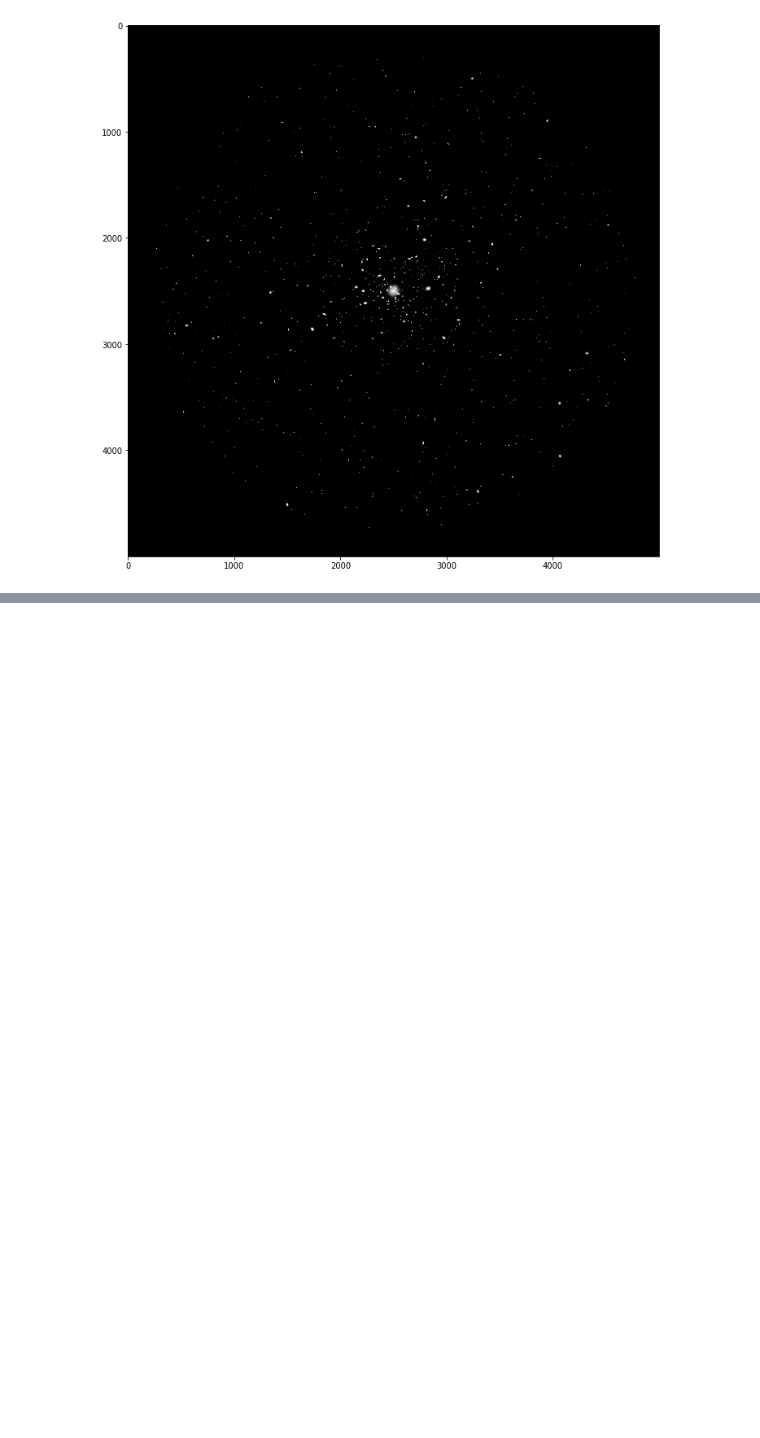
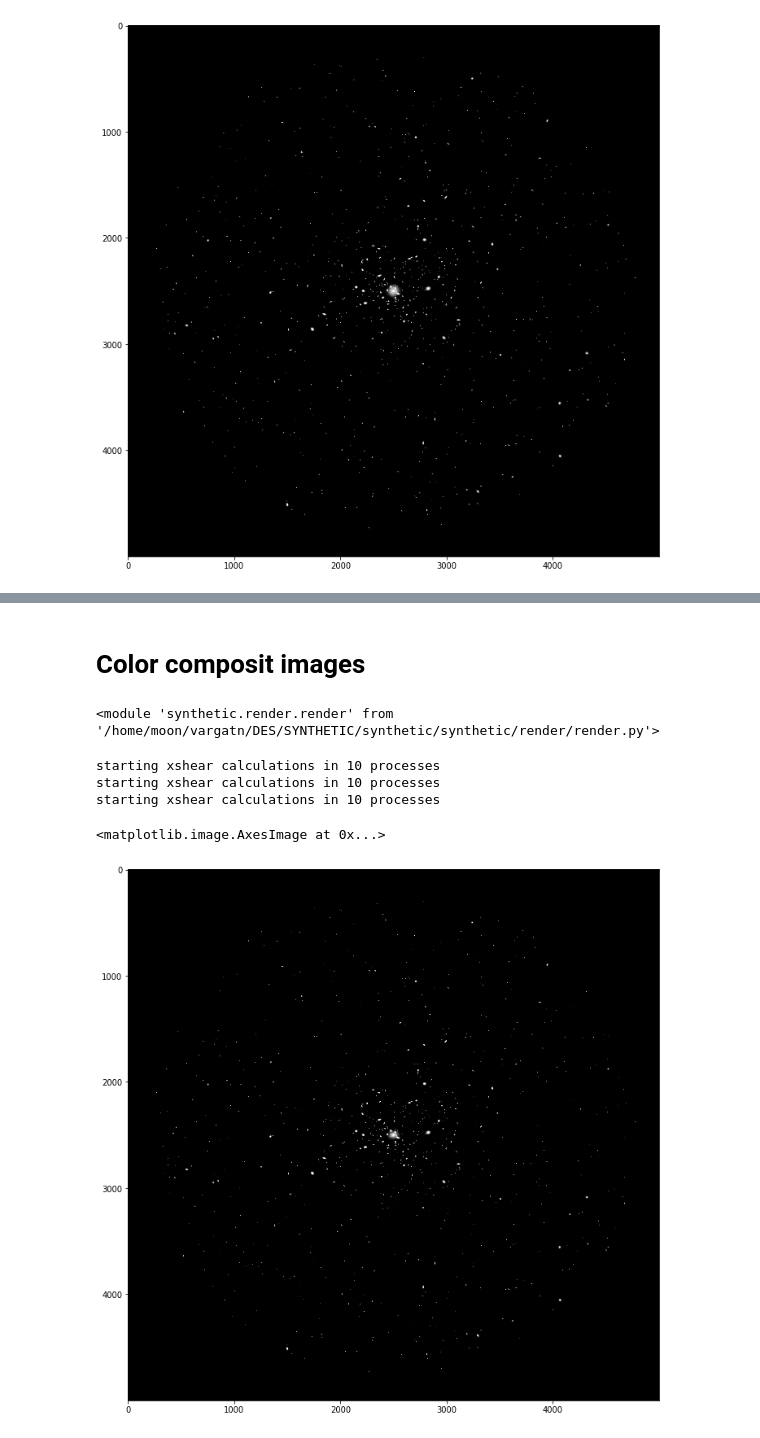
Before and after one commit to vargatn/synthetic, a Jupyter notebook: notebooks/galsim/Galsim_Mock_generator_v04_ICL.ipynb, the cells around one changed output, grey strips where cells are left out. Drawn from its saved outputs; the diff is of its cells as text; code cells hidden in the pictures; blank space fills up the shorter version.

```diff
--- a/notebooks/galsim/Galsim_Mock_generator_v04_ICL.ipynb
+++ b/notebooks/galsim/Galsim_Mock_generator_v04_ICL.ipynb
@@ -188,0 +89,29 @@ flux_i0 = flux_i
+# %% [markdown]
+# Color composit images
+# %%
+reload(render)
+# %% [output]
+<module 'synthetic.render.render' from '/home/moon/vargatn/DES/SYNTHETIC/synthetic/synthetic/render/render.py'>
+# %%
+arrs = []
+arrs2 = []
+for band in ["g", "r", "i"]:
+    df = render.DrawField(5000, catalog_cluster, band=band)
+    df.render()
+    arrs.append(df.canvas.array)
+
+di = icl.DrawICL(mass, z, bcg, galpath, mstarpath, jk_profile_root)
+di.get_icl()
+arrs2 = [di.flux_g, di.flux_r, di.flux_i, di.flux_z]
+# %% [output]
+starting xshear calculations in 10 processes
+starting xshear calculations in 10 processes
+starting xshear calculations in 10 processes
+# %%
+fig = plt.figure(figsize=(12, 12))
+ax = fig.add_subplot(111)
+cc = arrs[2] + 0.001
+ax.imshow(np.arcsinh(cc) / cc, cmap=plt.cm.gray_r)
+# %% [output]
+<matplotlib.image.AxesImage at 0x...>
+[figure, added]
```
Also changed, not shown: parts of 14 cells of this notebook, 1 other file.
